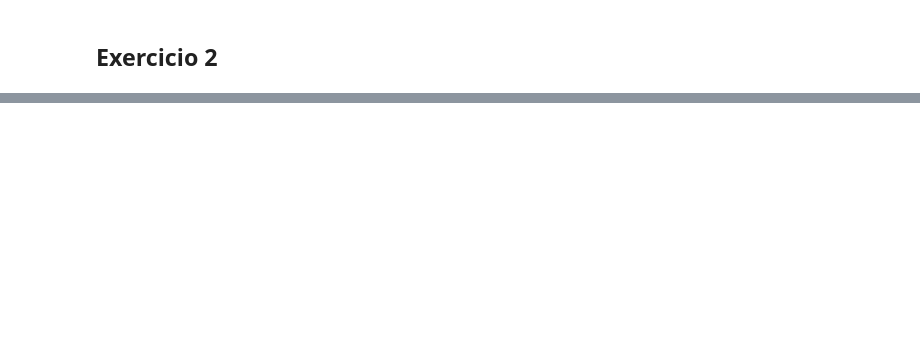
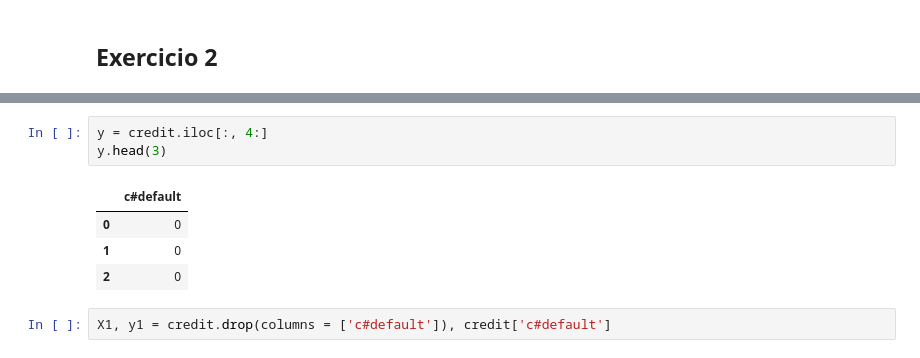
Before and after one commit to HammadN98/Curso_Estatistica, a Jupyter notebook: S5Exercicios.ipynb, the cells around one changed output, grey strips where cells are left out. Cells and saved outputs as stored; diff of their text form; blank space fills up the shorter version.

```diff
--- a/S5Exercicios.ipynb
+++ b/S5Exercicios.ipynb
@@ -92,0 +105,10 @@ Name: age, dtype: int64
+# %%
+y = credit.iloc[:, 4:]
+y.head(3)
+# %% [output]
+|  | c#default |
+| 0 | 0 |
+| 1 | 0 |
+| 2 | 0 |
+# %%
+X1, y1 = credit.drop(columns = ['c#default']), credit['c#default']
```
Also changed, not shown: parts of 16 cells of this notebook.
